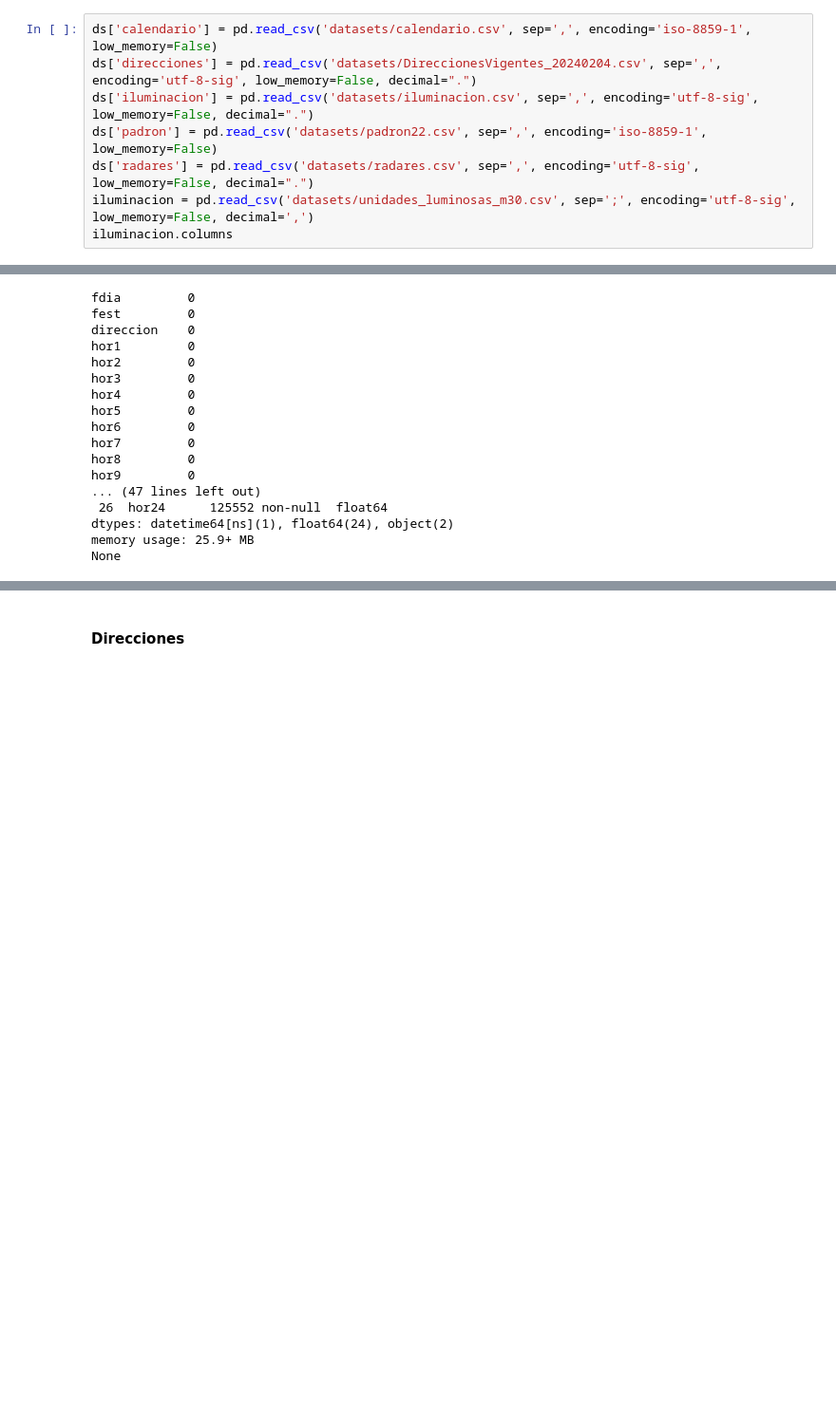
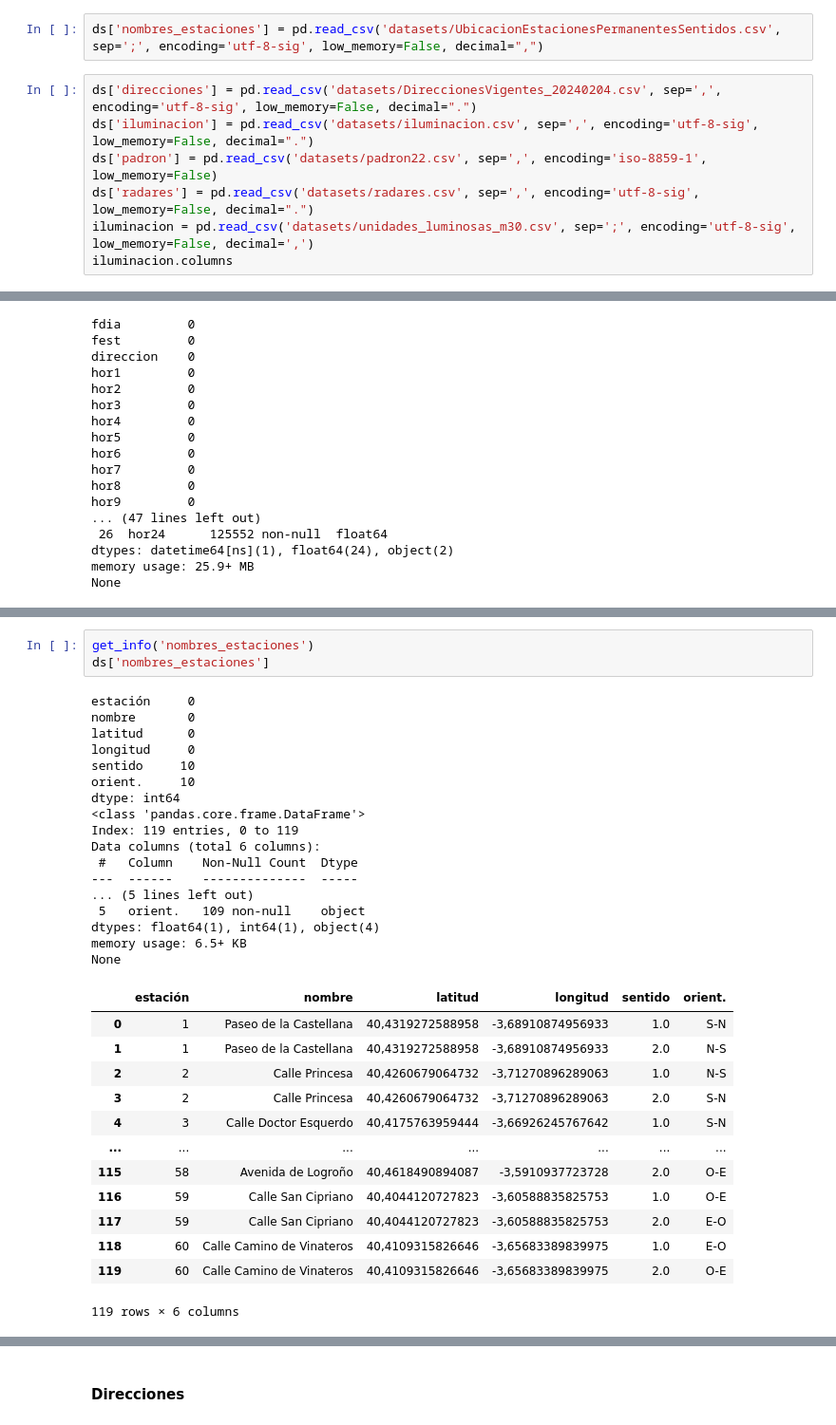
Before and after one commit to paula-gomezlucas/POD, a Jupyter notebook: POD1_Limpieza.ipynb, the cells around one changed output, grey strips where cells are left out. Shown at 95% size. Saved outputs shown, nothing was run; the diff lists cells and outputs as text; blank space fills up the shorter version.

```diff
--- a/POD1_Limpieza.ipynb
+++ b/POD1_Limpieza.ipynb
@@ -48,6 +48,7 @@ csv_files
  'unidades_luminosas_m30.csv']
+# %%
+ds['nombres_estaciones'] = pd.read_csv('datasets/UbicacionEstacionesPermanentesSentidos.csv', sep=';', encoding='utf-8-sig', low_memory=False, decimal=",")
 # %%
-ds['calendario'] = pd.read_csv('datasets/calendario.csv', sep=',', encoding='iso-8859-1', low_memory=False)
 ds['direcciones'] = pd.read_csv('datasets/DireccionesVigentes_20240204.csv', sep=',', encoding='utf-8-sig', low_memory=False, decimal=".")
 ds['iluminacion'] = pd.read_csv('datasets/iluminacion.csv', sep=',', encoding='utf-8-sig', low_memory=False, decimal=".")
 ds['padron'] = pd.read_csv('datasets/padron22.csv', sep=',', encoding='iso-8859-1', low_memory=False)
@@ -1004,0 +1037,34 @@ None
+# %%
+get_info('nombres_estaciones')
+ds['nombres_estaciones']
+# %% [output]
+estación     0
+nombre       0
+latitud      0
+longitud     0
+sentido     10
+orient.     10
+dtype: int64
+<class 'pandas.core.frame.DataFrame'>
+Index: 119 entries, 0 to 119
+Data columns (total 6 columns):
+ #   Column    Non-Null Count  Dtype
+---  ------    --------------  -----
+... (5 lines left out)
+ 5   orient.   109 non-null    object
+dtypes: float64(1), int64(1), object(4)
+memory usage: 6.5+ KB
+None
+|  | estación | nombre | latitud | longitud | sentido | orient. |
+| 0 | 1 | Paseo de la Castellana | 40,4319272588958 | -3,68910874956933 | 1.0 | S-N |
+| 1 | 1 | Paseo de la Castellana | 40,4319272588958 | -3,68910874956933 | 2.0 | N-S |
+| 2 | 2 | Calle Princesa | 40,4260679064732 | -3,71270896289063 | 1.0 | N-S |
+| 3 | 2 | Calle Princesa | 40,4260679064732 | -3,71270896289063 | 2.0 | S-N |
+| 4 | 3 | Calle Doctor Esquerdo | 40,4175763959444 | -3,66926245767642 | 1.0 | S-N |
+| ... | ... | ... | ... | ... | ... | ... |
+| 115 | 58 | Avenida de Logroño | 40,4618490894087 | -3,5910937723728 | 2.0 | O-E |
+| 116 | 59 | Calle San Cipriano | 40,4044120727823 | -3,60588835825753 | 1.0 | O-E |
+| 117 | 59 | Calle San Cipriano | 40,4044120727823 | -3,60588835825753 | 2.0 | E-O |
+| 118 | 60 | Calle Camino de Vinateros | 40,4109315826646 | -3,65683389839975 | 1.0 | E-O |
+| 119 | 60 | Calle Camino de Vinateros | 40,4109315826646 | -3,65683389839975 | 2.0 | O-E |
+119 rows × 6 columns
```
Also changed, not shown: parts of 38 cells of this notebook, 9 other files.
